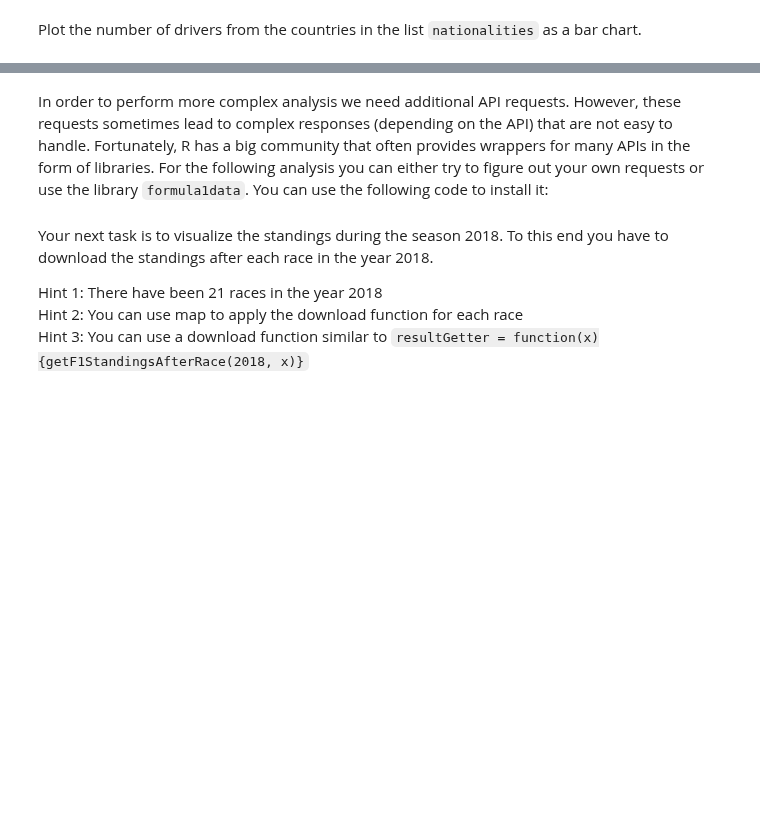
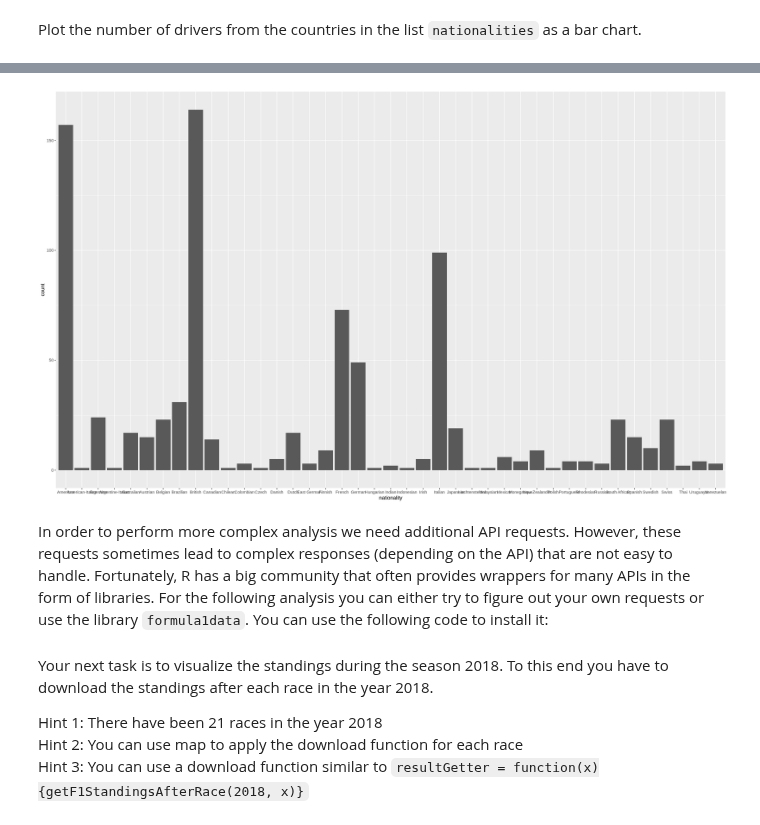
Before and after one commit to michiWS1920/ADS20, a Jupyter notebook: ADS_Programming_Assignment_2.ipynb, the cells around one changed output, grey strips where cells are left out. Cells and saved outputs as stored; diff of their text form; code cells hidden in the pictures; blank space fills up the shorter version.

Commit message:
bar_chart wip

````diff
--- a/ADS_Programming_Assignment_2.ipynb
+++ b/ADS_Programming_Assignment_2.ipynb
@@ -198,3 +241,13 @@
+# %%
+f1_df %>%
+#group_by(nationality) %>%
+#count(nationality) %>%
+#ggplot(aes (x= reorder(nationality, -count), y = count)) +
+ggplot(aes(x=nationality)) +
+geom_bar()
+#ggplot(tips2, aes(x = reorder(day, -perc), y = perc)) + geom_bar(stat = "identity")
+# %% [output]
+[figure, added]
 # %% [markdown]
 In order to perform more complex analysis we need additional API requests. However, these requests sometimes lead to complex responses (depending on the API) that are not easy to handle. Fortunately, R has a big community that often provides wrappers for many APIs in the form of libraries. For the following analysis you can either try to figure out your own requests or use the library ```formula1data```. You can use the following code to install it:
 # %%
````
Also changed, not shown: parts of 9 cells of this notebook.
